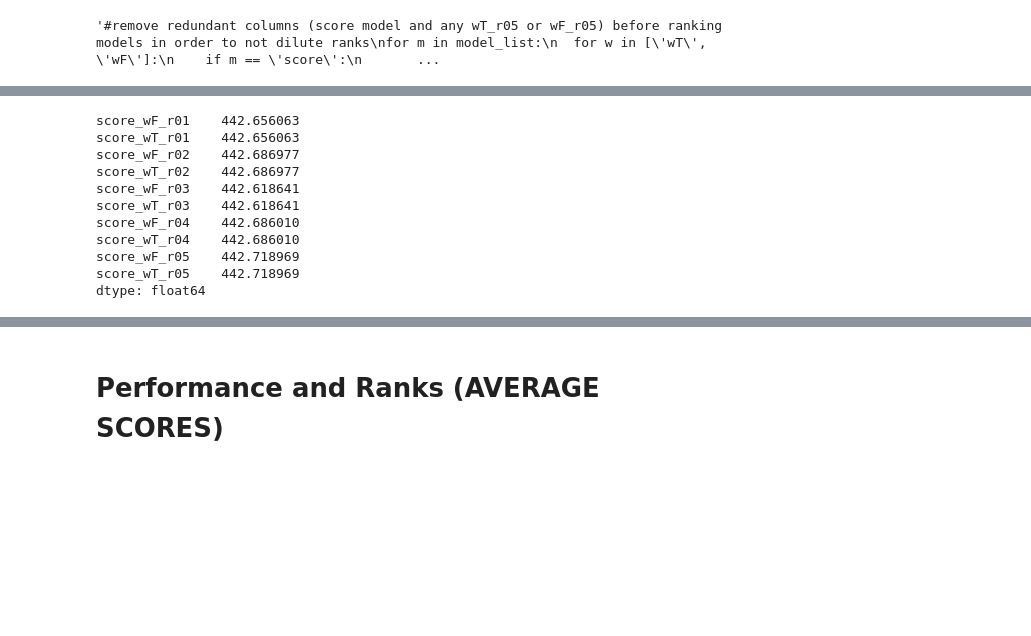
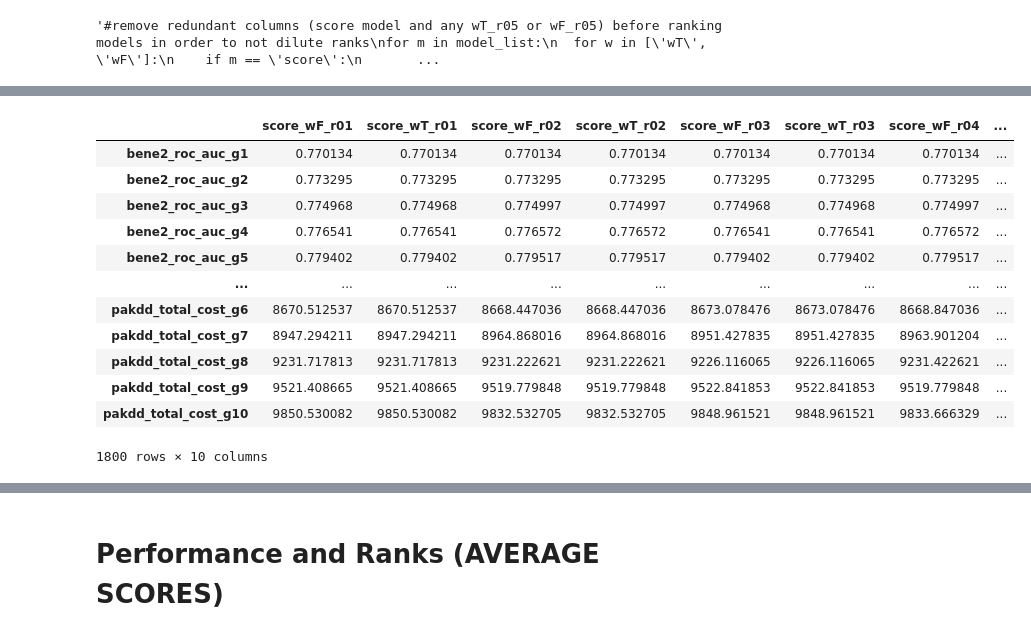
Before and after one commit to lukekolbe/Active-Learning-in-CreditScoring, a Jupyter notebook: result_processor.ipynb, the cells around one changed output, grey strips where cells are left out. Cells and saved outputs as stored; diff of their text form; code cells hidden in the pictures; blank space fills up the shorter version.

```diff
--- a/result_processor.ipynb
+++ b/result_processor.ipynb
@@ -603,18 +631,20 @@ for m in model_list:
 # %%
 #performance.filter(regex=f'.*_r05')
-performance.filter(regex=f'score').mean()
+performance.filter(regex=f'score')
 # %% [output]
+|  | score_wF_r01 | score_wT_r01 | score_wF_r02 | score_wT_r02 | score_wF_r03 | score_wT_r03 | score_wF_r04 | ... |
+| bene2_roc_auc_g1 | 0.770134 | 0.770134 | 0.770134 | 0.770134 | 0.770134 | 0.770134 | 0.770134 | ... |
+| bene2_roc_auc_g2 | 0.773295 | 0.773295 | 0.773295 | 0.773295 | 0.773295 | 0.773295 | 0.773295 | ... |
+| bene2_roc_auc_g3 | 0.774968 | 0.774968 | 0.774997 | 0.774997 | 0.774968 | 0.774968 | 0.774997 | ... |
+| bene2_roc_auc_g4 | 0.776541 | 0.776541 | 0.776572 | 0.776572 | 0.776541 | 0.776541 | 0.776572 | ... |
+| bene2_roc_auc_g5 | 0.779402 | 0.779402 | 0.779517 | 0.779517 | 0.779402 | 0.779402 | 0.779517 | ... |
+| ... | ... | ... | ... | ... | ... | ... | ... | ... |
+| pakdd_total_cost_g6 | 8670.512537 | 8670.512537 | 8668.447036 | 8668.447036 | 8673.078476 | 8673.078476 | 8668.847036 | ... |
+| pakdd_total_cost_g7 | 8947.294211 | 8947.294211 | 8964.868016 | 8964.868016 | 8951.427835 | 8951.427835 | 8963.901204 | ... |
+| pakdd_total_cost_g8 | 9231.717813 | 9231.717813 | 9231.222621 | 9231.222621 | 9226.116065 | 9226.116065 | 9231.422621 | ... |
+| pakdd_total_cost_g9 | 9521.408665 | 9521.408665 | 9519.779848 | 9519.779848 | 9522.841853 | 9522.841853 | 9519.779848 | ... |
+| pakdd_total_cost_g10 | 9850.530082 | 9850.530082 | 9832.532705 | 9832.532705 | 9848.961521 | 9848.961521 | 9833.666329 | ... |
-score_wF_r01    442.656063
-score_wT_r01    442.656063
-score_wF_r02    442.686977
-score_wT_r02    442.686977
-score_wF_r03    442.618641
-score_wT_r03    442.618641
-score_wF_r04    442.686010
-score_wT_r04    442.686010
-score_wF_r05    442.718969
-score_wT_r05    442.718969
-dtype: float64
+1800 rows × 10 columns
 # %%
 #performance.loc[performance_ranks.index.str.contains('balance|external_cpl')].T
 # %%
```
Also changed, not shown: parts of 33 cells of this notebook.
